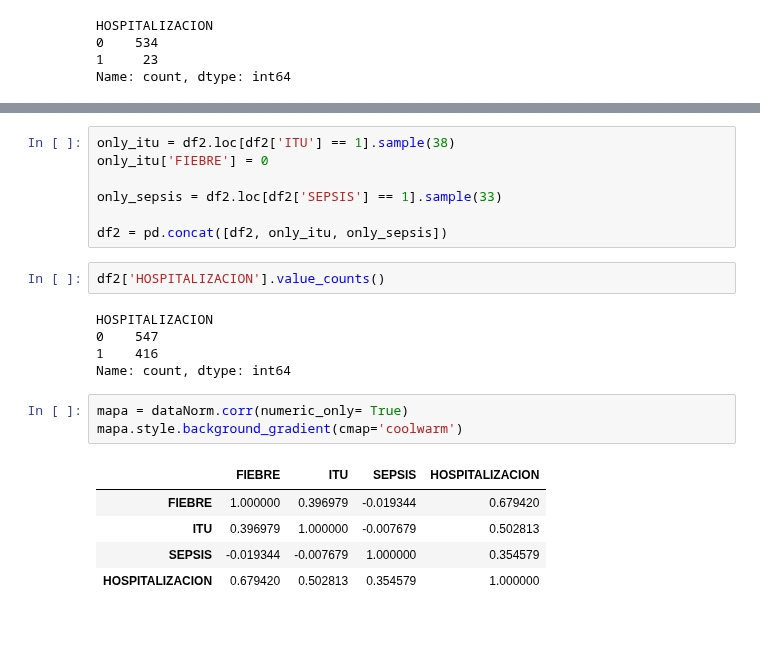
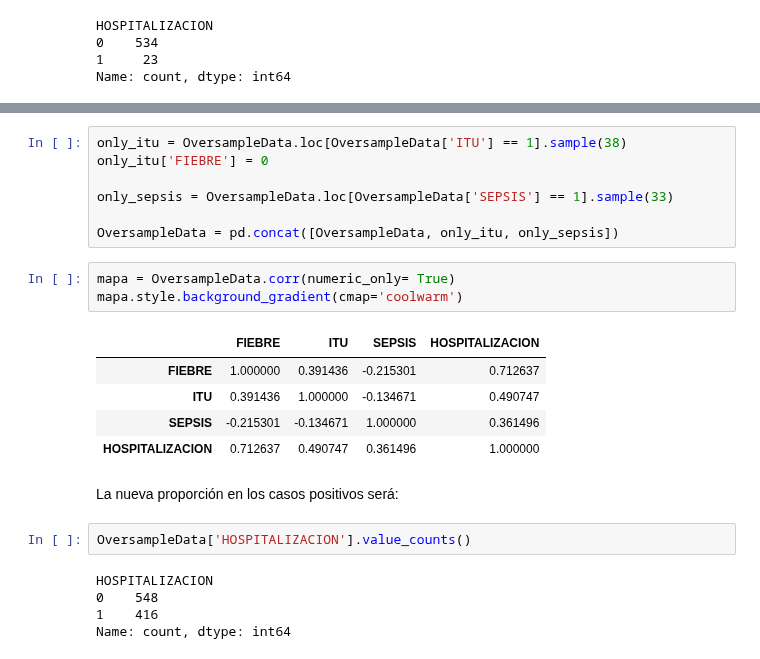
Before and after one commit to whipped-coffee/M06-Proyecto-Integrador-Machine-Learning, a Jupyter notebook: EDA.ipynb, the cells around one changed output, grey strips where cells are left out. Saved outputs shown, nothing was run; the diff lists cells and outputs as text; blank space fills up the shorter version.

```diff
--- a/EDA.ipynb
+++ b/EDA.ipynb
@@ -191,23 +206,25 @@ for i in range(0, 13):
 # %%
-only_itu = df2.loc[df2['ITU'] == 1].sample(38)
+only_itu = OversampleData.loc[OversampleData['ITU'] == 1].sample(38)
 only_itu['FIEBRE'] = 0
 
-only_sepsis = df2.loc[df2['SEPSIS'] == 1].sample(33)
+only_sepsis = OversampleData.loc[OversampleData['SEPSIS'] == 1].sample(33)
 
-df2 = pd.concat([df2, only_itu, only_sepsis])
+OversampleData = pd.concat([OversampleData, only_itu, only_sepsis])
+# %%
+mapa = OversampleData.corr(numeric_only= True)
+mapa.style.background_gradient(cmap='coolwarm')
+# %% [output]
+|  | FIEBRE | ITU | SEPSIS | HOSPITALIZACION |
+| FIEBRE | 1.000000 | 0.391436 | -0.215301 | 0.712637 |
+| ITU | 0.391436 | 1.000000 | -0.134671 | 0.490747 |
+| SEPSIS | -0.215301 | -0.134671 | 1.000000 | 0.361496 |
+| HOSPITALIZACION | 0.712637 | 0.490747 | 0.361496 | 1.000000 |
+# %% [markdown]
+La nueva proporción en los casos positivos será:
 # %%
-df2['HOSPITALIZACION'].value_counts()
+OversampleData['HOSPITALIZACION'].value_counts()
 # %% [output]
 HOSPITALIZACION
-0    547
+0    548
 1    416
 Name: count, dtype: int64
-# %%
-mapa = dataNorm.corr(numeric_only= True)
-mapa.style.background_gradient(cmap='coolwarm')
-# %% [output]
-|  | FIEBRE | ITU | SEPSIS | HOSPITALIZACION |
-| FIEBRE | 1.000000 | 0.396979 | -0.019344 | 0.679420 |
-| ITU | 0.396979 | 1.000000 | -0.007679 | 0.502813 |
-| SEPSIS | -0.019344 | -0.007679 | 1.000000 | 0.354579 |
-| HOSPITALIZACION | 0.679420 | 0.502813 | 0.354579 | 1.000000 |
```
Also changed, not shown: parts of 10 cells of this notebook.
